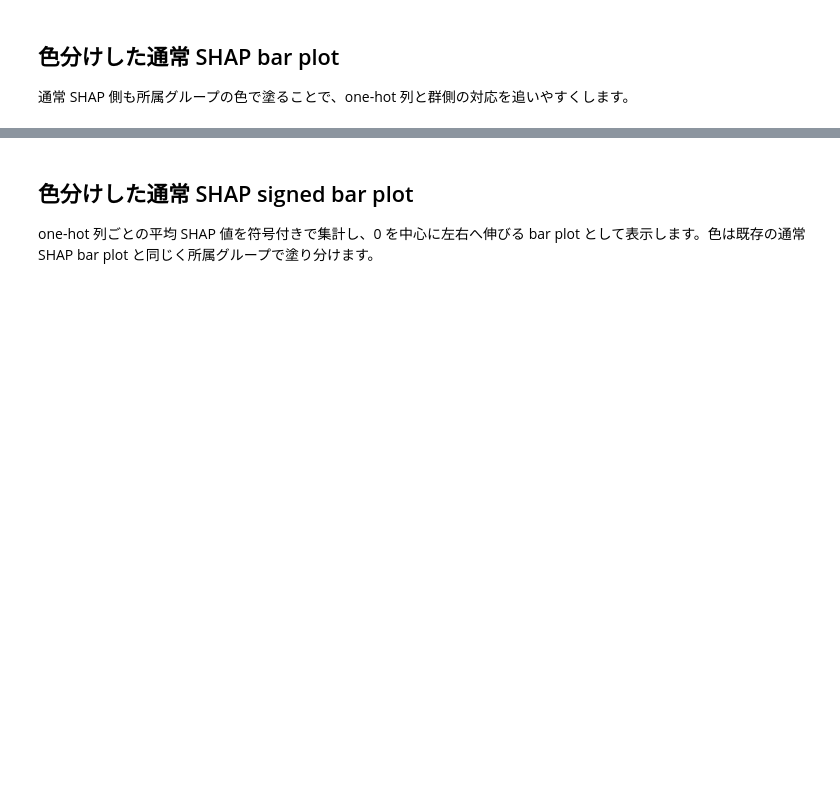
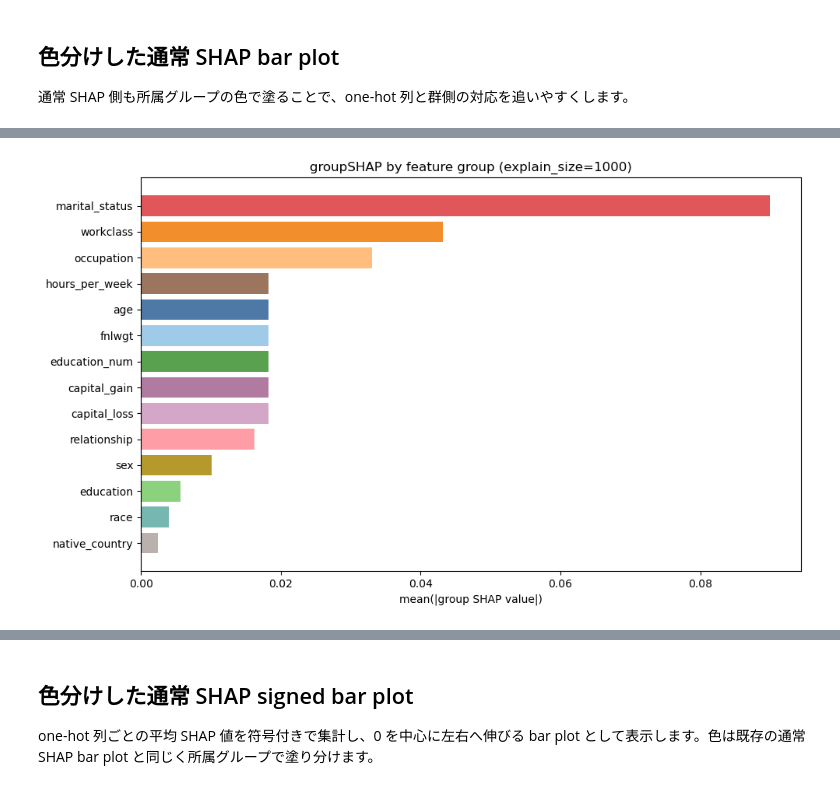
Before and after one commit to qgatsu/blog, a Jupyter notebook: 03.groupSHAP/01.groupSHAP_preprocess.ipynb, the cells around one changed output, grey strips where cells are left out. Saved outputs shown, nothing was run; the diff lists cells and outputs as text; code cells hidden in the pictures; blank space fills up the shorter version.

```diff
--- a/03.groupSHAP/01.groupSHAP_preprocess.ipynb
+++ b/03.groupSHAP/01.groupSHAP_preprocess.ipynb
@@ -537,0 +387,22 @@ plt.tight_layout()
+# %%
+GROUP_SHAP_BACKGROUND_SIZE = 5000
+GROUP_SHAP_EXPLAIN_SIZE = 1000
+GROUP_SHAP_MAX_EVALS = 500
+GROUP_SHAP_BATCH_SIZE = 50
+GROUP_SHAP_RANDOM_STATE = 42
+
+group_feature_groups = {col: [col] for col in numeric_cols}
+for col in categorical_cols:
+    group_feature_groups[col] = [
+        encoded_col
+        for encoded_col in X_train.columns
+        if encoded_col.startswith(f"{col}_") and encoded_col not in numeric_cols
+    ]
+
+group_feature_counts = pd.Series({k: len(v) for k, v in group_feature_groups.items()}, name="n_columns")
+covered_columns = [col for cols in group_feature_groups.values() for col in cols]
+
+assert len(covered_columns) == len(set(covered_columns)) == X_train.shape[1]
+display(group_feature_counts)
+print("background size:", min(GROUP_SHAP_BACKGROUND_SIZE, len(X_train)))
+print("explain size:", min(GROUP_SHAP_EXPLAIN_SIZE, len(X_test)))
@@ -537,0 +559,13 @@ plt.tight_layout()
+# %%
+group_bar_exact = group_shap_importance.sort_values(ascending=True)
+group_colors_exact = [group_color_map[group_name] for group_name in group_bar_exact.index]
+
+fig, ax = plt.subplots(figsize=(10, 6))
+ax.barh(group_bar_exact.index, group_bar_exact.values, color=group_colors_exact)
+ax.set_title(f"groupSHAP by feature group (explain_size={GROUP_SHAP_EXPLAIN_SIZE})")
+ax.set_xlabel("mean(|group SHAP value|)")
+ax.set_ylabel("")
+plt.tight_layout()
+plt.show()
+# %% [output]
+[figure, added]
```
Also changed, not shown: parts of 21 cells of this notebook, 17 other files.
